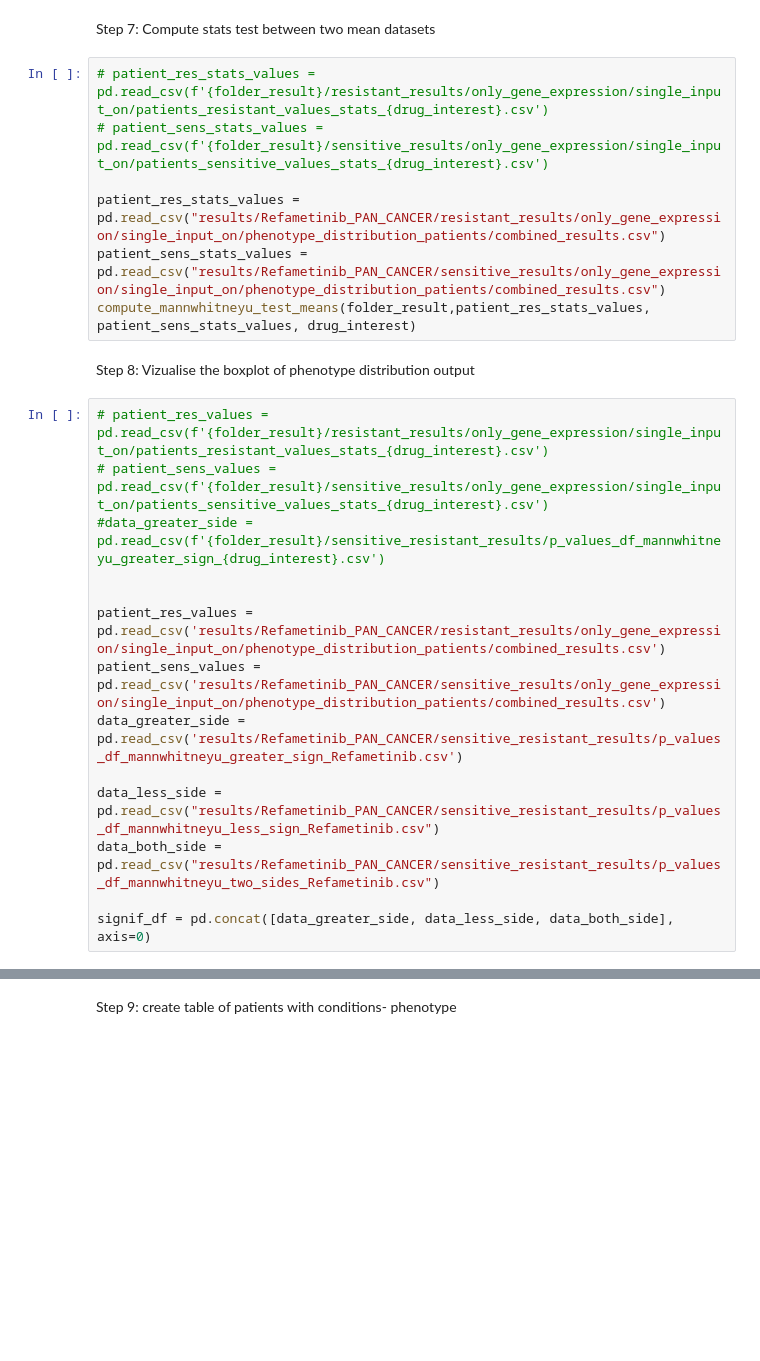
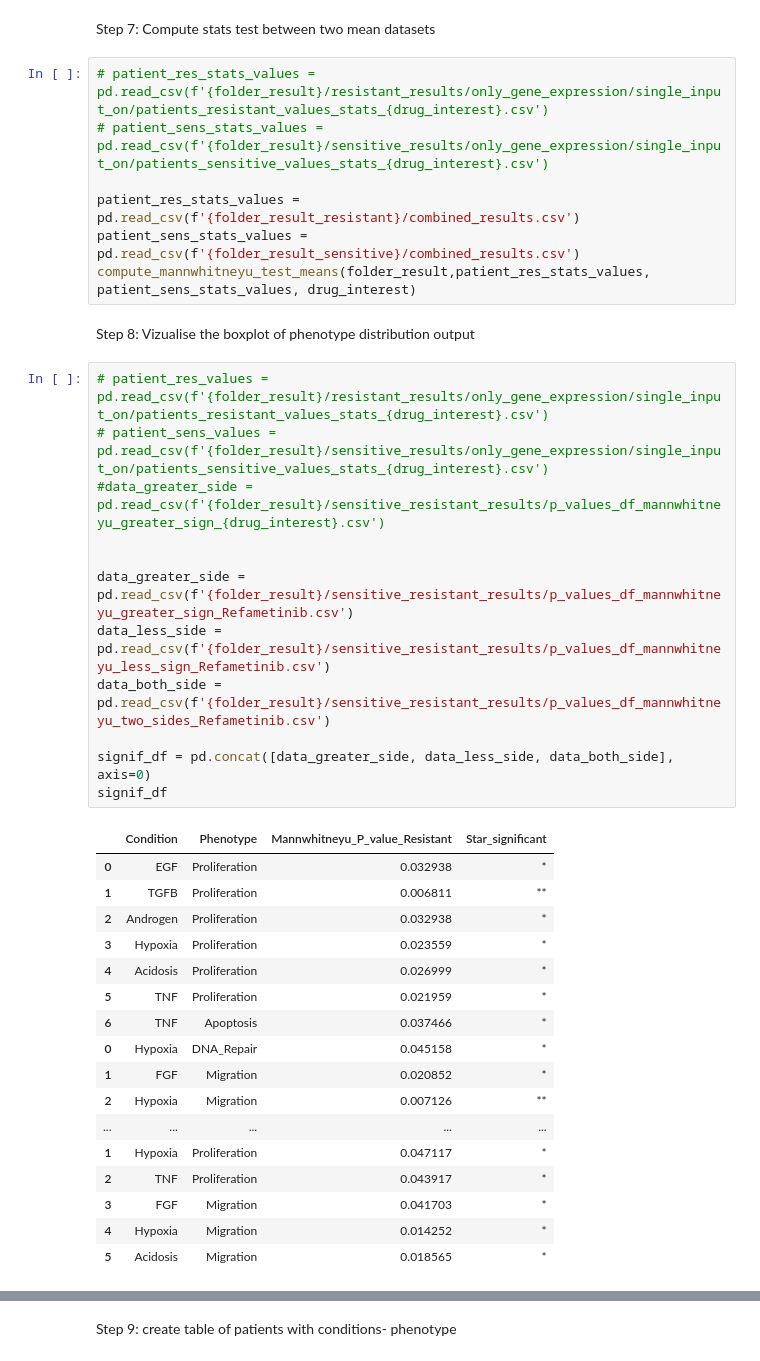
Before and after one commit to romane-gauthierj/Attractor-Resistance, a Jupyter notebook: pipeline_pers.ipynb, the cells around one changed output, grey strips where cells are left out. Cells and saved outputs as stored; diff of their text form; blank space fills up the shorter version.

```diff
--- a/pipeline_pers.ipynb
+++ b/pipeline_pers.ipynb
@@ -307,22 +384,38 @@ Step 7: Compute stats test between two mean datasets
 # patient_res_stats_values = pd.read_csv(f'{folder_result}/resistant_results/only_gene_expression/single_input_on/patients_resistant_values_stats_{drug_interest}.csv')
 # patient_sens_stats_values = pd.read_csv(f'{folder_result}/sensitive_results/only_gene_expression/single_input_on/patients_sensitive_values_stats_{drug_interest}.csv')
 
-patient_res_stats_values =  pd.read_csv("results/Refametinib_PAN_CANCER/resistant_results/only_gene_expression/single_input_on/phenotype_distribution_patients/combined_results.csv")
-patient_sens_stats_values = pd.read_csv("results/Refametinib_PAN_CANCER/sensitive_results/only_gene_expression/single_input_on/phenotype_distribution_patients/combined_results.csv")
+patient_res_stats_values =  pd.read_csv(f'{folder_result_resistant}/combined_results.csv')
+patient_sens_stats_values = pd.read_csv(f'{folder_result_sensitive}/combined_results.csv')
 compute_mannwhitneyu_test_means(folder_result,patient_res_stats_values, patient_sens_stats_values, drug_interest)
 # %% [markdown]
 Step 8: Vizualise the boxplot of phenotype distribution output
 # %%
 # patient_res_values = pd.read_csv(f'{folder_result}/resistant_results/only_gene_expression/single_input_on/patients_resistant_values_stats_{drug_interest}.csv')
 # patient_sens_values = pd.read_csv(f'{folder_result}/sensitive_results/only_gene_expression/single_input_on/patients_sensitive_values_stats_{drug_interest}.csv')
 #data_greater_side = pd.read_csv(f'{folder_result}/sensitive_resistant_results/p_values_df_mannwhitneyu_greater_sign_{drug_interest}.csv')
 
 
-patient_res_values = pd.read_csv('results/Refametinib_PAN_CANCER/resistant_results/only_gene_expression/single_input_on/phenotype_distribution_patients/combined_results.csv')
-patient_sens_values = pd.read_csv('results/Refametinib_PAN_CANCER/sensitive_results/only_gene_expression/single_input_on/phenotype_distribution_patients/combined_results.csv')
-data_greater_side = pd.read_csv('results/Refametinib_PAN_CANCER/sensitive_resistant_results/p_values_df_mannwhitneyu_greater_sign_Refametinib.csv')
-
-data_less_side = pd.read_csv("results/Refametinib_PAN_CANCER/sensitive_resistant_results/p_values_df_mannwhitneyu_less_sign_Refametinib.csv")
-data_both_side = pd.read_csv("results/Refametinib_PAN_CANCER/sensitive_resistant_results/p_values_df_mannwhitneyu_two_sides_Refametinib.csv")
+data_greater_side = pd.read_csv(f'{folder_result}/sensitive_resistant_results/p_values_df_mannwhitneyu_greater_sign_Refametinib.csv')
+data_less_side = pd.read_csv(f'{folder_result}/sensitive_resistant_results/p_values_df_mannwhitneyu_less_sign_Refametinib.csv')
+data_both_side = pd.read_csv(f'{folder_result}/sensitive_resistant_results/p_values_df_mannwhitneyu_two_sides_Refametinib.csv')
 
 signif_df = pd.concat([data_greater_side, data_less_side, data_both_side], axis=0)
+signif_df
+# %% [output]
+|  | Condition | Phenotype | Mannwhitneyu_P_value_Resistant | Star_significant |
+| 0 | EGF | Proliferation | 0.032938 | * |
+| 1 | TGFB | Proliferation | 0.006811 | ** |
+| 2 | Androgen | Proliferation | 0.032938 | * |
+| 3 | Hypoxia | Proliferation | 0.023559 | * |
+| 4 | Acidosis | Proliferation | 0.026999 | * |
+| 5 | TNF | Proliferation | 0.021959 | * |
+| 6 | TNF | Apoptosis | 0.037466 | * |
+| 0 | Hypoxia | DNA_Repair | 0.045158 | * |
+| 1 | FGF | Migration | 0.020852 | * |
+| 2 | Hypoxia | Migration | 0.007126 | ** |
+| ... | ... | ... | ... | ... |
+| 1 | Hypoxia | Proliferation | 0.047117 | * |
+| 2 | TNF | Proliferation | 0.043917 | * |
+| 3 | FGF | Migration | 0.041703 | * |
+| 4 | Hypoxia | Migration | 0.014252 | * |
+| 5 | Acidosis | Migration | 0.018565 | * |
```
Also changed, not shown: parts of 62 cells of this notebook, 10 other files.
